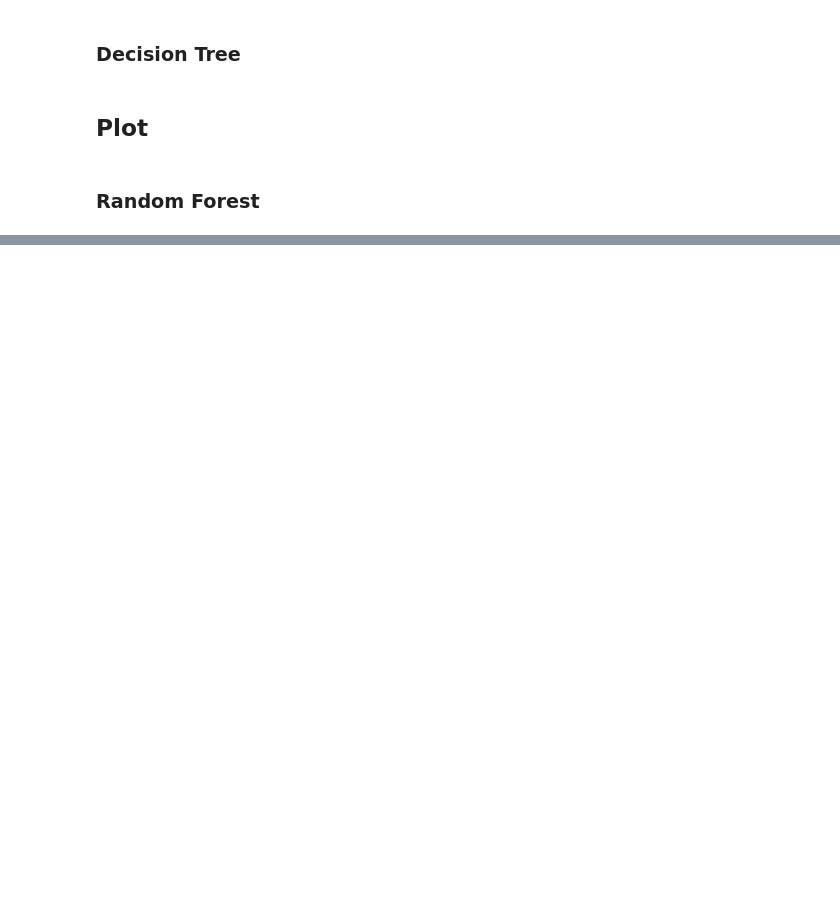
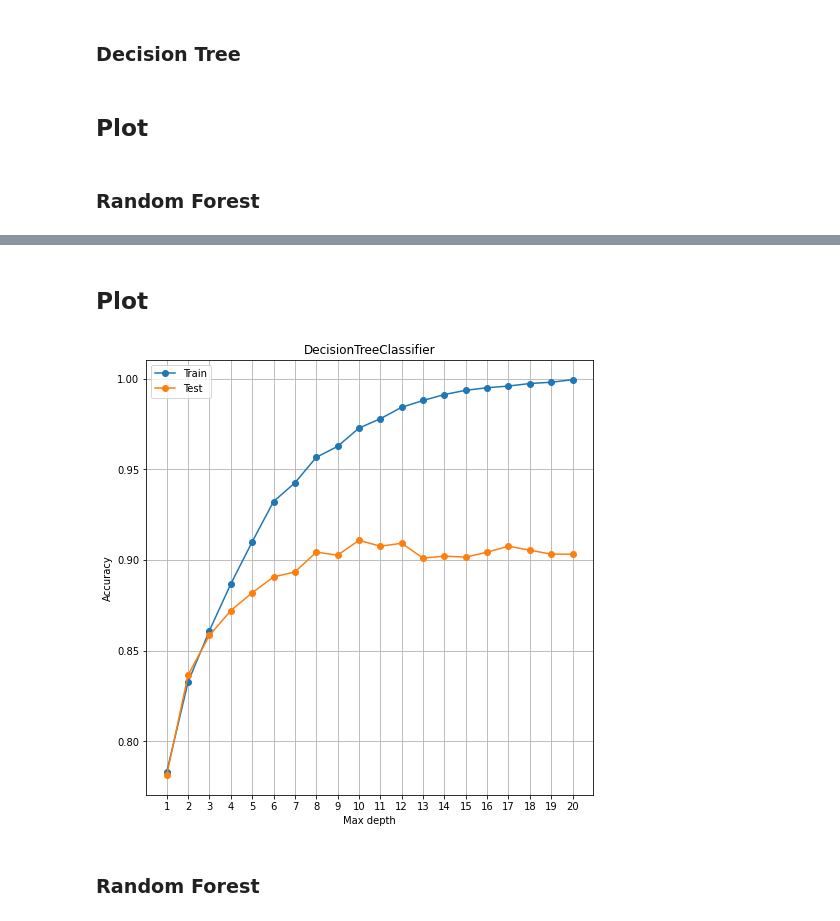
Before and after one commit to Protolaw/a2a_binary_classifier, a Jupyter notebook: dt_and_rf.ipynb, the cells around one changed output, grey strips where cells are left out. Saved outputs shown, nothing was run; the diff lists cells and outputs as text; code cells hidden in the pictures; blank space fills up the shorter version.

```diff
--- a/dt_and_rf.ipynb
+++ b/dt_and_rf.ipynb
@@ -100,0 +148,6 @@ plt.show()
+# %%
+X_train, X_test, y_train, y_test = train_test_split(R, y,
+                                                    test_size=0.3,
+                                                    random_state=42,
+                                                    stratify=y
+                                                    )
@@ -100,0 +158,3 @@ plt.show()
+# %%
+data_preparation = DataPreparation(X_train, X_test, y_train, y_test)
+X_train, X_test, y_train, y_test = data_preparation.clean_dataset()
@@ -100,0 +169,18 @@ plt.show()
+# %%
+values = [i for i in range(1, 21)]
+dtc_train_scores = []
+dtc_test_scores = []
+for i in values:
+    dtc = DecisionTreeClassifier(max_depth=i)
+
+    dtc.fit(X_train, y_train)
+
+    train_yhat = dtc.predict(X_train)
+    train_acc = accuracy_score(y_train, train_yhat)
+    dtc_train_scores.append(train_acc)
+
+    test_yhat = dtc.predict(X_test)
+    test_acc = accuracy_score(y_test, test_yhat)
+    dtc_test_scores.append(test_acc)
+
+    print('>%d, train: %.3f, test: %.3f' % (i, train_acc, test_acc))
@@ -100,0 +208,18 @@ plt.show()
+# %% [markdown]
+## Plot
+# %%
+plt.figure(1, figsize=(8,8))
+plt.plot(values, dtc_train_scores, '-o', label='Train')
+plt.plot(values, dtc_test_scores, '-o', label='Test')
+plt.legend()
+plt.xticks(range(1, 21))
+plt.grid()
+plt.title('DecisionTreeClassifier')
+plt.ylabel('Accuracy')
+plt.xlabel('Max depth')
+plt.show()
+plt.savefig(f'{pics}/dtree_balanced_sel.png')
+# %% [output]
+[figure, added]
+# %% [markdown]
+### Random Forest
```
Also changed, not shown: parts of 9 cells of this notebook, 3 other files.
